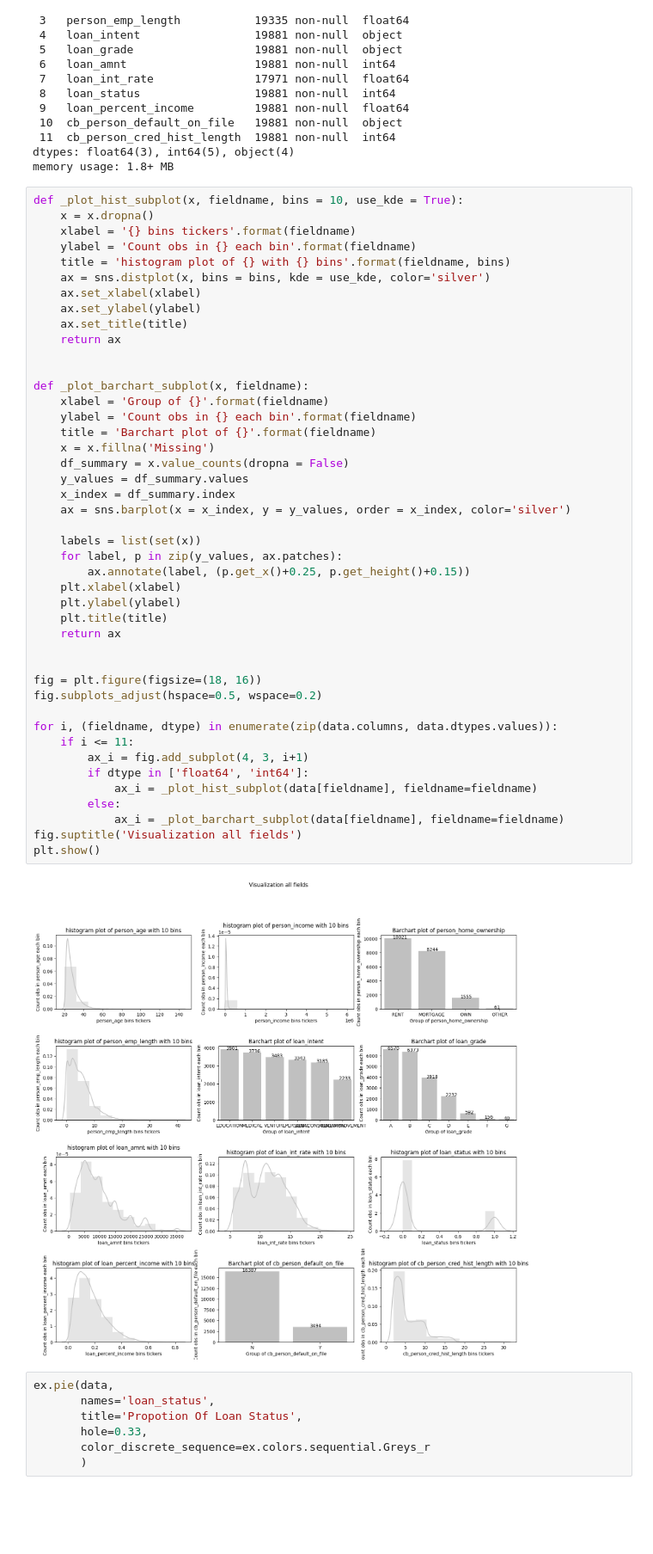
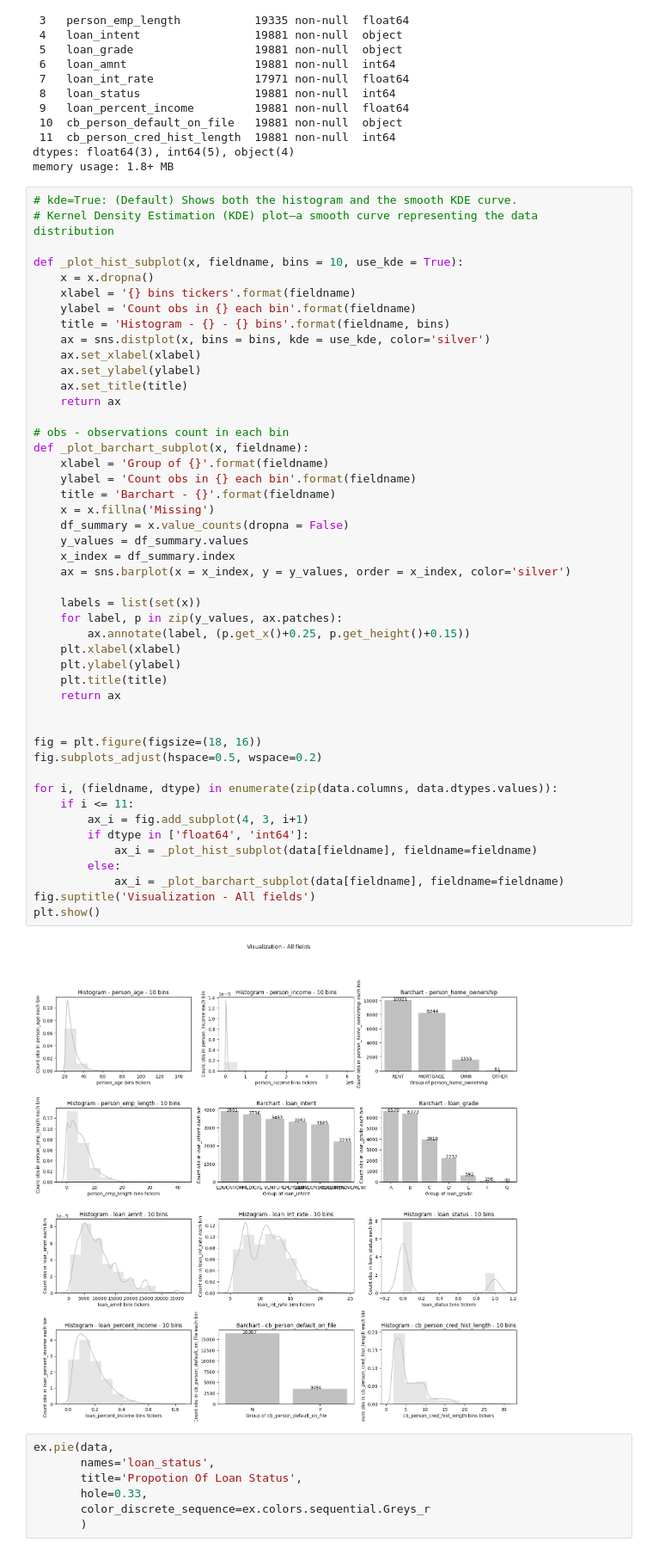
Before and after one commit to sarka-analytics/Python_Finance, a Jupyter notebook: credit_scorecard.ipynb, the cells around one changed output. Shown at 86% size. Saved outputs shown, nothing was run; the diff lists cells and outputs as text; blank space fills up the shorter version.

```diff
--- a/credit_scorecard.ipynb
+++ b/credit_scorecard.ipynb
@@ -109,51 +108,54 @@ Data columns (total 12 columns):
 dtypes: float64(3), int64(5), object(4)
 memory usage: 1.8+ MB
 # %%
+# kde=True: (Default) Shows both the histogram and the smooth KDE curve.
+# Kernel Density Estimation (KDE) plot—a smooth curve representing the data distribution
+
 def _plot_hist_subplot(x, fieldname, bins = 10, use_kde = True):
     x = x.dropna()
     xlabel = '{} bins tickers'.format(fieldname)
     ylabel = 'Count obs in {} each bin'.format(fieldname)
-    title = 'histogram plot of {} with {} bins'.format(fieldname, bins)
+    title = 'Histogram - {} - {} bins'.format(fieldname, bins)
     ax = sns.distplot(x, bins = bins, kde = use_kde, color='silver')
     ax.set_xlabel(xlabel)
     ax.set_ylabel(ylabel)
     ax.set_title(title)
     return ax
 
-
+# obs - observations count in each bin
 def _plot_barchart_subplot(x, fieldname):
     xlabel = 'Group of {}'.format(fieldname)
     ylabel = 'Count obs in {} each bin'.format(fieldname)
-    title = 'Barchart plot of {}'.format(fieldname)
+    title = 'Barchart - {}'.format(fieldname)
     x = x.fillna('Missing')
     df_summary = x.value_counts(dropna = False)
     y_values = df_summary.values
     x_index = df_summary.index
     ax = sns.barplot(x = x_index, y = y_values, order = x_index, color='silver')
 
     labels = list(set(x))
     for label, p in zip(y_values, ax.patches):
         ax.annotate(label, (p.get_x()+0.25, p.get_height()+0.15))
     plt.xlabel(xlabel)
     plt.ylabel(ylabel)
     plt.title(title)
     return ax
 
 
 fig = plt.figure(figsize=(18, 16))
 fig.subplots_adjust(hspace=0.5, wspace=0.2)
 
 for i, (fieldname, dtype) in enumerate(zip(data.columns, data.dtypes.values)):
     if i <= 11:
         ax_i = fig.add_subplot(4, 3, i+1)
         if dtype in ['float64', 'int64']:
             ax_i = _plot_hist_subplot(data[fieldname], fieldname=fieldname)
         else:
             ax_i = _plot_barchart_subplot(data[fieldname], fieldname=fieldname)
-fig.suptitle('Visualization all fields')
+fig.suptitle('Visualization - All fields')
 plt.show()
 # %% [output]
-[figure, old version]
+[figure, new version]
 # %%
 ex.pie(data,
        names='loan_status',
```
Also changed, not shown: parts of 5 cells of this notebook.
